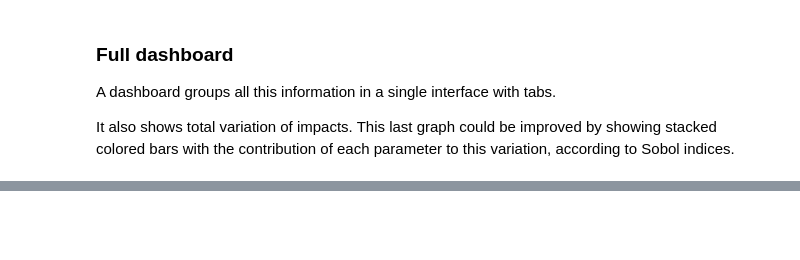
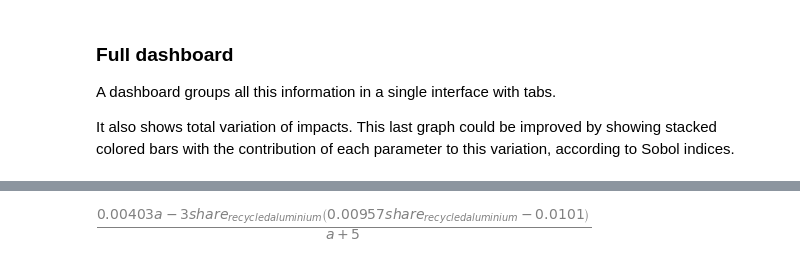
Before and after one commit to oie-mines-paristech/lca_algebraic, a Jupyter notebook: example-notebook.ipynb, the cells around one changed output, grey strips where cells are left out. Drawn from its saved outputs; the diff is of its cells as text; code cells hidden in the pictures; blank space fills up the shorter version.

```diff
--- a/example-notebook.ipynb
+++ b/example-notebook.ipynb
@@ -458,0 +551,7 @@ incer_stochastic_dashboard(model, impacts)
+# %%
+simplified = sobol_simplify_model(
+    normalized_model,
+    impacts,
+    n=10000, # For large model, you may test other value and ensure ST and sum(S1) are close to 1.0
+    fixed_mode = FixedParamMode.MEDIAN, # We replace minor parameters by median by default
+)
@@ -458,0 +608,6 @@ incer_stochastic_dashboard(model, impacts)
+# %%
+# Let's look at the expression for first impact again
+# much simpler !
+simplified[0].expr
+# %% [output]
+[figure, added]
```
Also changed, not shown: parts of 33 cells of this notebook, 14 other files.
